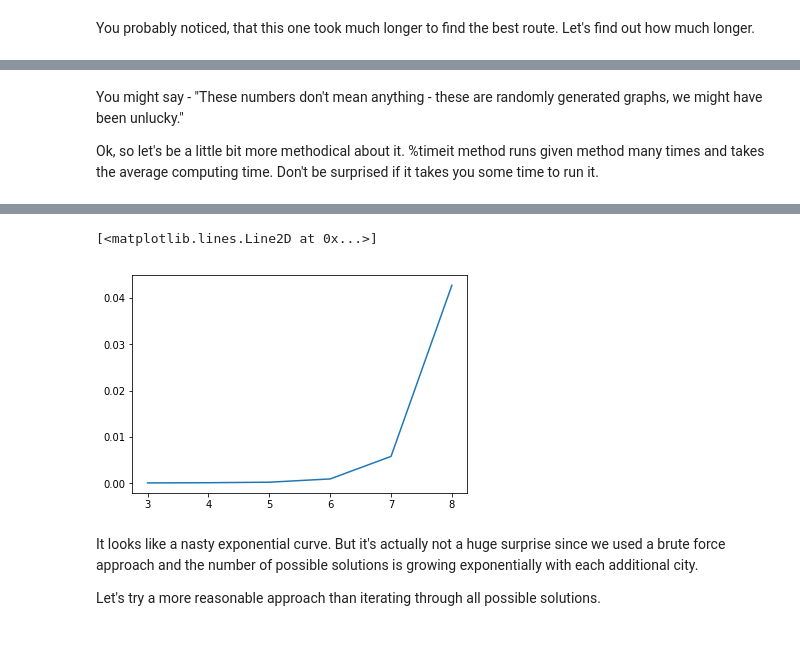
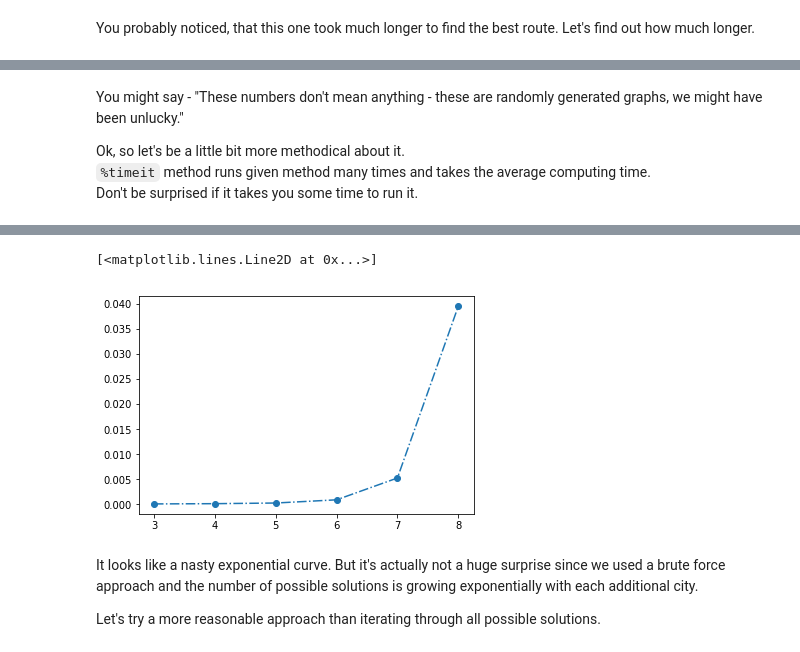
Before and after one commit to mstechly/quantum_tsp_tutorials, a Jupyter notebook: tutorials/01_Introduction_to_TSP.ipynb, the cells around one changed output, grey strips where cells are left out. Drawn from its saved outputs; the diff is of its cells as text; code cells hidden in the pictures.

Commit message:
01-Introduction updated
- typos
- line breaks
- shorter cost function (more understandable)
- data points instead of continous plot (complexity measurements)

```diff
--- a/tutorials/01_Introduction_to_TSP.ipynb
+++ b/tutorials/01_Introduction_to_TSP.ipynb
@@ -101,13 +103,9 @@ Now we are ready to finaly find the shortest route!
 # %%
 def calculate_cost(cost_matrix, solution):
     cost = 0
-    # I added this -1, since we don't care about returning to the starting point
-    for i in range(len(solution) - 1):
-        a = i%len(solution)
-        b = (i+1)%len(solution)
-        cost += cost_matrix[solution[a]][solution[b]]
+    # I skiped one pair (first, last), since we don't care about returning to the starting point
+    return sum([cost_matrix[a][b] for a, b  in zip(solution[:-1], solution[1:])])
 
-    return cost
 
 def solve_tsp_brute_force(cities, starting_city, verbose=True):
     number_of_cities = len(cities)
@@ -196,7 +194,7 @@ Wall time: 569 ms
 You might say - "These numbers don't mean anything - these are randomly generated graphs, we might have been unlucky."
 
 Ok, so let's be a little bit more methodical about it.
-%timeit method runs given method many times and takes the average computing time.
+`%timeit` method runs given method many times and takes the average computing time.
 Don't be surprised if it takes you some time to run it.
 # %%
 calculation_times = []
@@ -207,6 +205,6 @@ for i in city_sizes:
     calc_time = %timeit -o -n 100 solve_tsp_brute_force(create_cities(i), 0, verbose=False)
     calculation_times.append(calc_time.average)
 
-plt.plot(list(city_sizes), calculation_times)
+plt.plot(list(city_sizes), calculation_times, 'o-.')
 # %% [output]
 3 cities
@@ -224,5 +222,5 @@ plt.plot(list(city_sizes), calculation_times)
 [<matplotlib.lines.Line2D at 0x...>]
-[figure, old version]
+[figure, new version]
 # %% [markdown]
 It looks like a nasty exponential curve. But it's actually not a huge surprise since we used a brute force approach and the number of possible solutions is growing exponentially with each additional city.
 
```
Also changed, not shown: parts of 13 cells of this notebook.
